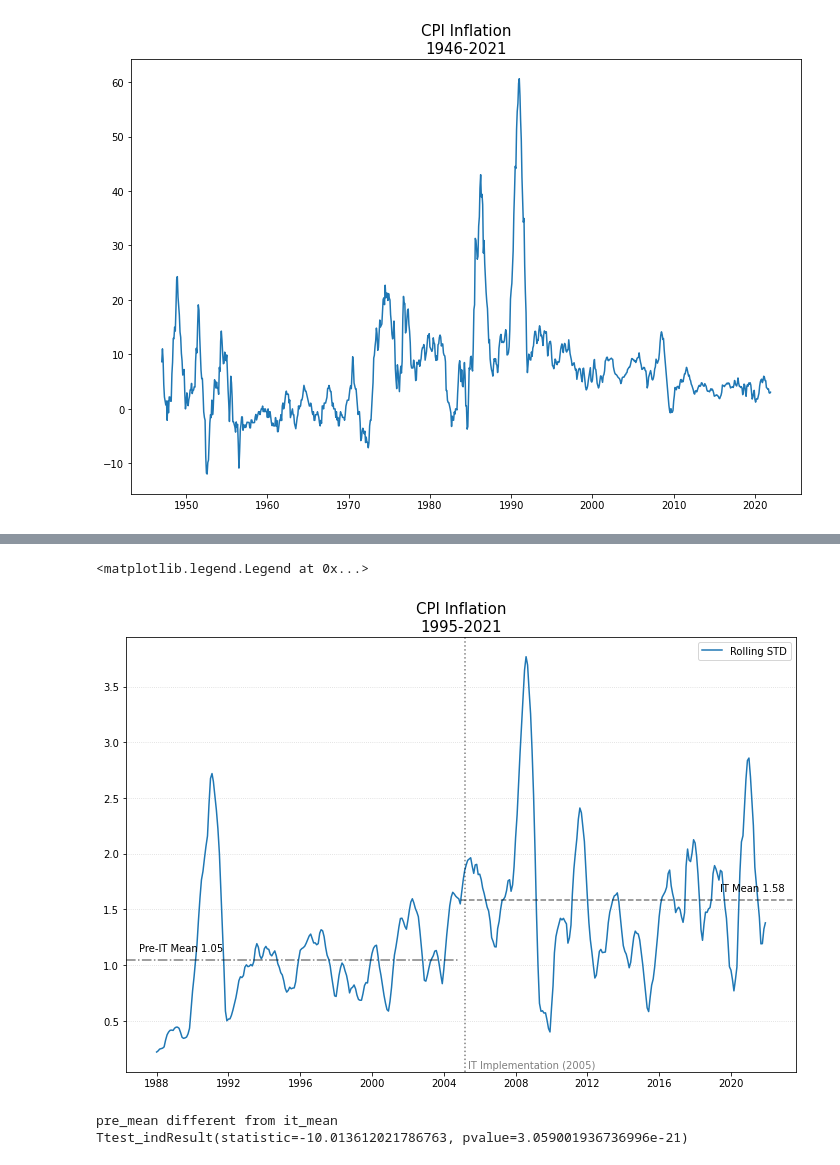
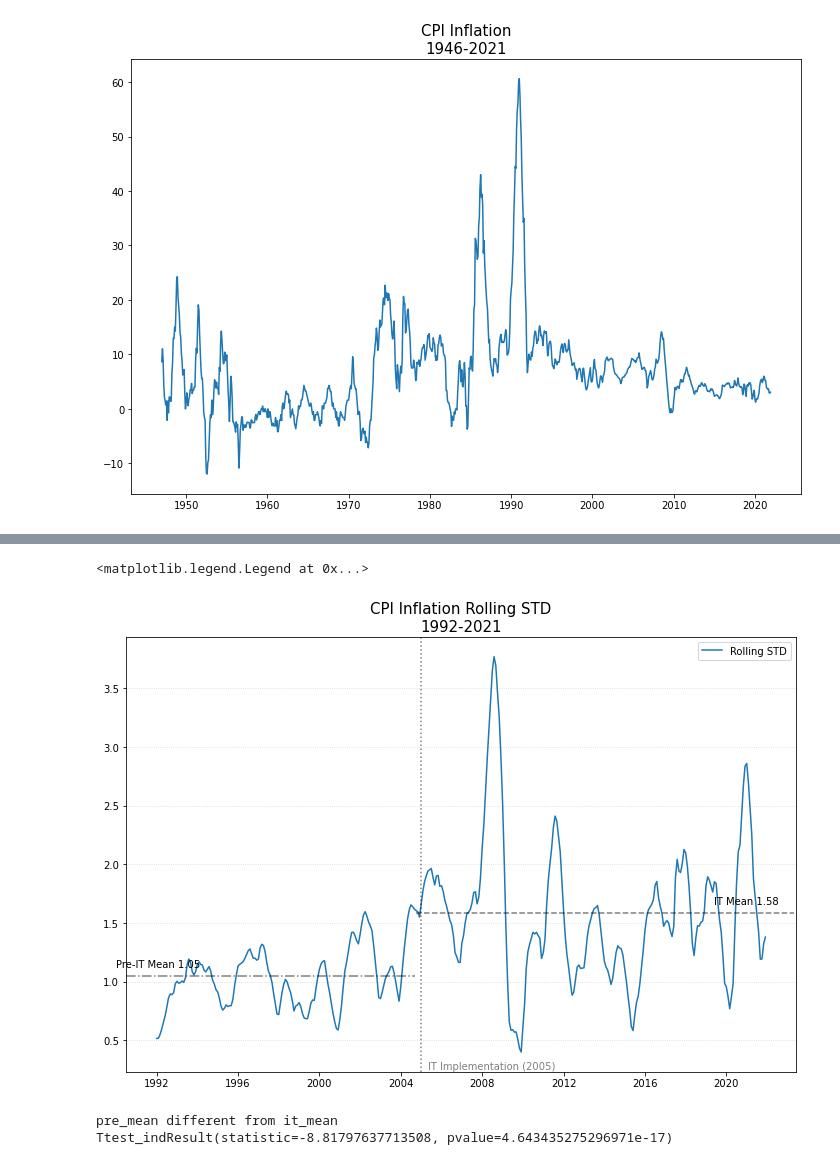
Before and after one commit to Marianojgm86/GARCH-CODES, a Jupyter notebook: statistical-analisys.ipynb, the cells around one changed output, grey strips where cells are left out. Saved outputs shown, nothing was run; the diff lists cells and outputs as text; code cells hidden in the pictures.

```diff
--- a/statistical-analisys.ipynb
+++ b/statistical-analisys.ipynb
@@ -152,6 +152,8 @@ plt.plot(inf1.v_cpi, label='CPI Inflation')
 [<matplotlib.lines.Line2D at 0x...>]
 [figure]
 # %%
-simdf = inf1.loc['1988-01-01':'2021-12-01']
-predf = simdf.loc['1988-01-01':'2004-12-01']
+simdf = inf1.loc['1992-01-01':'2021-12-01']
+simdf['desv_tar'] = simdf.v_cpi - simdf.target
+simdf['desv_tar_sd'] = simdf.desv_tar.rolling(12).std()
+predf = simdf.loc['1992-01-01':'2004-12-01']
 itdf  = simdf.loc['2005-01-01':'2021-12-01']
@@ -174,6 +200,6 @@ print('2005 - 2021:', it_mean, it_vol)
 # %%
 # pd.to_datetime(df_m.index[20])
-x0 = (simdf.index.get_loc('1988-01-01'))/len(simdf.index)
+x0 = (simdf.index.get_loc('1992-01-01'))/len(simdf.index)
 x1 = (simdf.index.get_loc('2004-12-01'))/len(simdf.index)
 x2 = (simdf.index.get_loc('2005-01-01'))/len(simdf.index)
 x3 = (simdf.index.get_loc('2021-12-01'))/len(simdf.index)
@@ -226,22 +252,22 @@ plt.legend()
 # %%
 plt.figure(figsize=(12,8))
-plt.title('CPI Inflation\n1995-2021', fontsize=15)
+plt.title('CPI Inflation Rolling STD\n1992-2021', fontsize=15)
 plt.plot(simdf.vol_cpi1, label='Rolling STD')
 # plt.ylim([-1.5, 25])
 # plt.axhline(xmin=x0, xmax=x3, y=mean_all, color='k', linestyle='-')#, label='1995-2021 Mean {:.2f}'.format(np.mean(mean_all)))
 plt.axhline(xmin=x0, xmax=x1, y=pre_vol, color='k', alpha = 0.5, linestyle='-.')#, label='Pre-IT Mean {:.2f}'.format(np.mean(pre_mean)))
 plt.axhline(xmin=x2, xmax=x3, y=it_vol, color='k', alpha = 0.5, linestyle='--')#, label='IT Mean {:.2f}'.format(np.mean(it_mean)))
-plt.axvline(pd.to_datetime('2005-03-01'), color='k', linestyle=':', alpha=0.5)
+plt.axvline(pd.to_datetime('2005-01-01'), color='k', linestyle=':', alpha=0.5)
 # plt.plot(simdf.v_cpi.rolling(12).mean(),linestyle='--', label='12-month rolling mean')
-plt.text(pd.to_datetime('2005-05-01'),0.075, 'IT Implementation (2005)', fontsize=10, alpha=0.5)
-plt.text(pd.to_datetime('1987-01-01'),pre_vol+0.075, 'Pre-IT Mean {:.2f}'.format(pre_vol), fontsize=10)
+plt.text(pd.to_datetime('2005-05-01'),0.25, 'IT Implementation (2005)', fontsize=10, alpha=0.5)
+plt.text(pd.to_datetime('1990-01-01'),pre_vol+0.075, 'Pre-IT Mean {:.2f}'.format(pre_vol), fontsize=10)
 plt.text(pd.to_datetime('2019-06-01'),it_vol+0.075, 'IT Mean {:.2f}'.format(it_vol), fontsize=10)
 # plt.text(pd.to_datetime('2018-01-01'),mean_all+0.15, '1995-2021 Mean {:.2f}'.format(np.mean(mean_all)), fontsize=10)
 plt.grid(axis='y', linestyle=':', alpha=0.5)
 plt.legend()
 # %% [output]
 <matplotlib.legend.Legend at 0x...>
-[figure, old version]
+[figure, new version]
 # %%
 # Test de diferencia de medias std
 from scipy import stats
@@ -253,7 +279,7 @@ if(t_check[1]<alpha):
     print(t_check)
 # %% [output]
 pre_mean different from it_mean
-Ttest_indResult(statistic=-10.013612021786763, pvalue=3.059001936736996e-21)
+Ttest_indResult(statistic=-8.81797637713508, pvalue=4.643435275296971e-17)
 # %%
 # histogram
 plt.figure(figsize = (10, 6))
```
Also changed, not shown: parts of 18 cells of this notebook, 1 other file.
